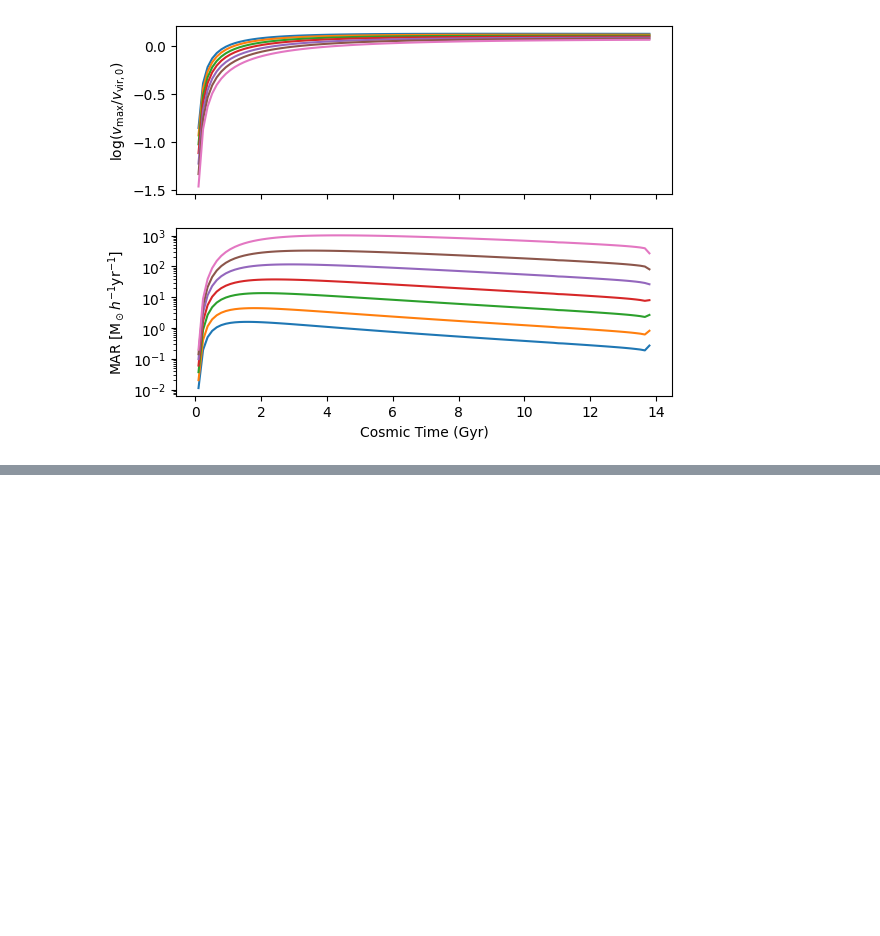
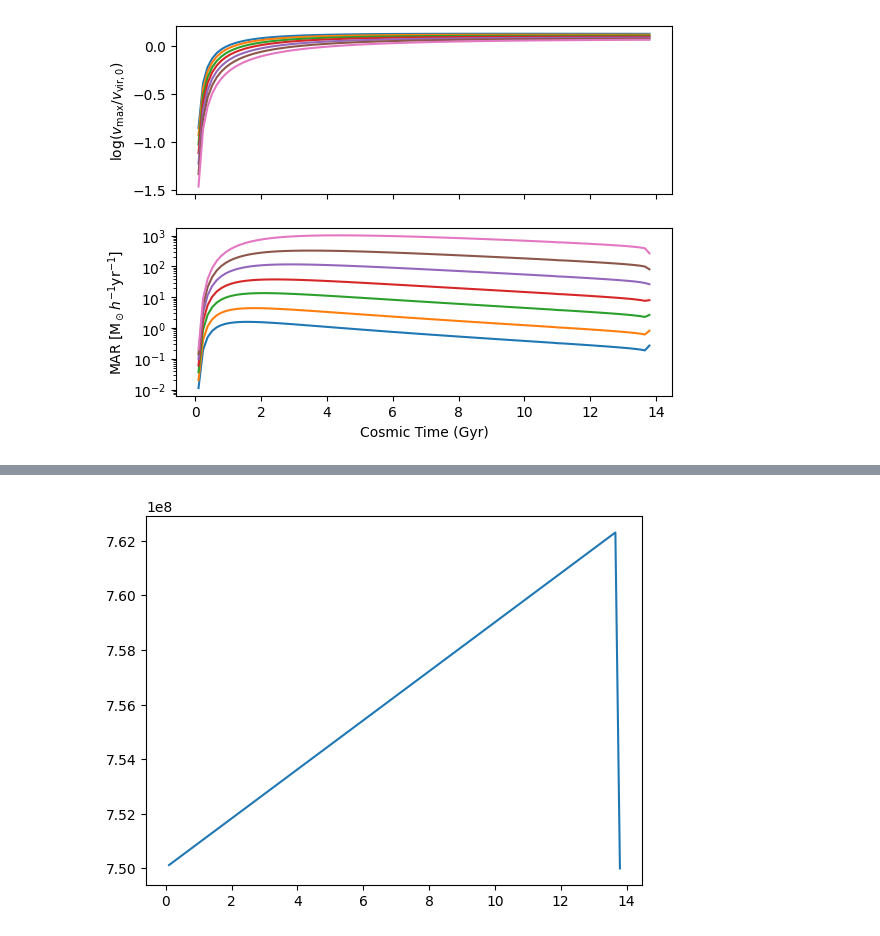
Before and after one commit to lorlo9999/FEG_NA2, a Jupyter notebook: script.ipynb, the cells around one changed output, grey strips where cells are left out. Saved outputs shown, nothing was run; the diff lists cells and outputs as text; code cells hidden in the pictures; blank space fills up the shorter version.

Commit message:
Added evolution of masses, but now big confusion about direction of time

```diff
--- a/script.ipynb
+++ b/script.ipynb
@@ -78,0 +156,13 @@ dM_gas[0] = gamma(0) * f_b * dM_dm[0]
+# %%
+dm_ratio = 0.85
+star_ratio = 0.075
+g_ratio = 1 - dm_ratio - star_ratio
+fractions = [dm_ratio,g_ratio,star_ratio]
+
+# A first test.
+t_reverse, M_dm, M_g, M_star, SFR = mass_evolution(data[10.0],10.0,fractions)
+
+plt.plot(t_reverse,M_g)
+plt.show()
+# %% [output]
+[figure, added]
```
Also changed, not shown: parts of 2 cells of this notebook.
